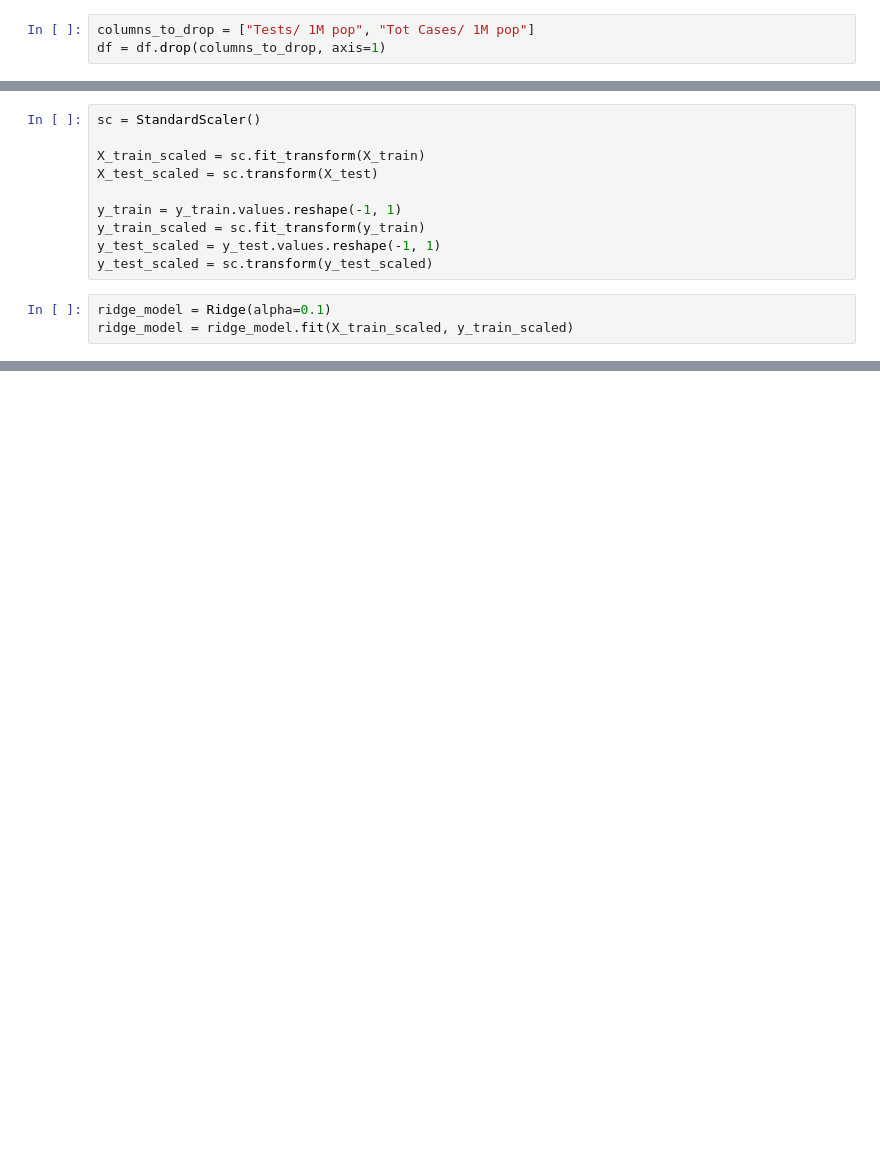
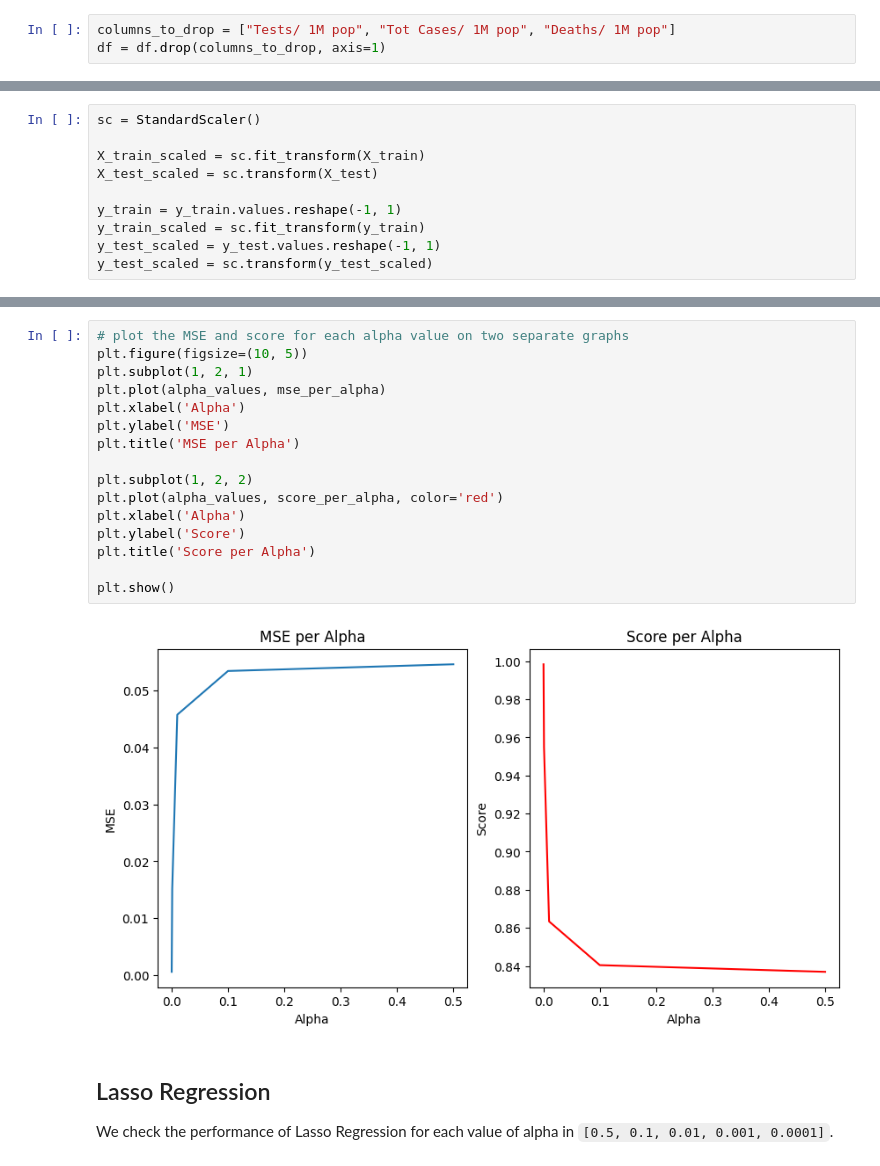
Before and after one commit to akshat1712/MA515_FDS_Project, a Jupyter notebook: Covid_Analysis.ipynb, the cells around one changed output, grey strips where cells are left out. Drawn from its saved outputs; the diff is of its cells as text; blank space fills up the shorter version.

```diff
--- a/Covid_Analysis.ipynb
+++ b/Covid_Analysis.ipynb
@@ -54,5 +92,5 @@ sns.heatmap(df.corr())
 # %%
-columns_to_drop = ["Tests/ 1M pop", "Tot Cases/ 1M pop"]
+columns_to_drop = ["Tests/ 1M pop", "Tot Cases/ 1M pop", "Deaths/ 1M pop"]
 df = df.drop(columns_to_drop, axis=1)
 # %%
 X = df.drop('Total Deaths', axis=1)  # Features
@@ -68,6 +106,3 @@ y_train = y_train.values.reshape(-1, 1)
 y_train_scaled = sc.fit_transform(y_train)
 y_test_scaled = y_test.values.reshape(-1, 1)
 y_test_scaled = sc.transform(y_test_scaled)
-# %%
-ridge_model = Ridge(alpha=0.1)
-ridge_model = ridge_model.fit(X_train_scaled, y_train_scaled)
@@ -103,0 +132,22 @@ model_pca.score(X_test_pca, y_test_scaled)
+# %%
+# plot the MSE and score for each alpha value on two separate graphs
+plt.figure(figsize=(10, 5))
+plt.subplot(1, 2, 1)
+plt.plot(alpha_values, mse_per_alpha)
+plt.xlabel('Alpha')
+plt.ylabel('MSE')
+plt.title('MSE per Alpha')
+
+plt.subplot(1, 2, 2)
+plt.plot(alpha_values, score_per_alpha, color='red')
+plt.xlabel('Alpha')
+plt.ylabel('Score')
+plt.title('Score per Alpha')
+
+plt.show()
+# %% [output]
+[figure, added]
+# %% [markdown]
+## Lasso Regression
+
+We check the performance of Lasso Regression for each value of alpha in `[0.5, 0.1, 0.01, 0.001, 0.0001]`.
```
Also changed, not shown: parts of 31 cells of this notebook, 2 other files.
